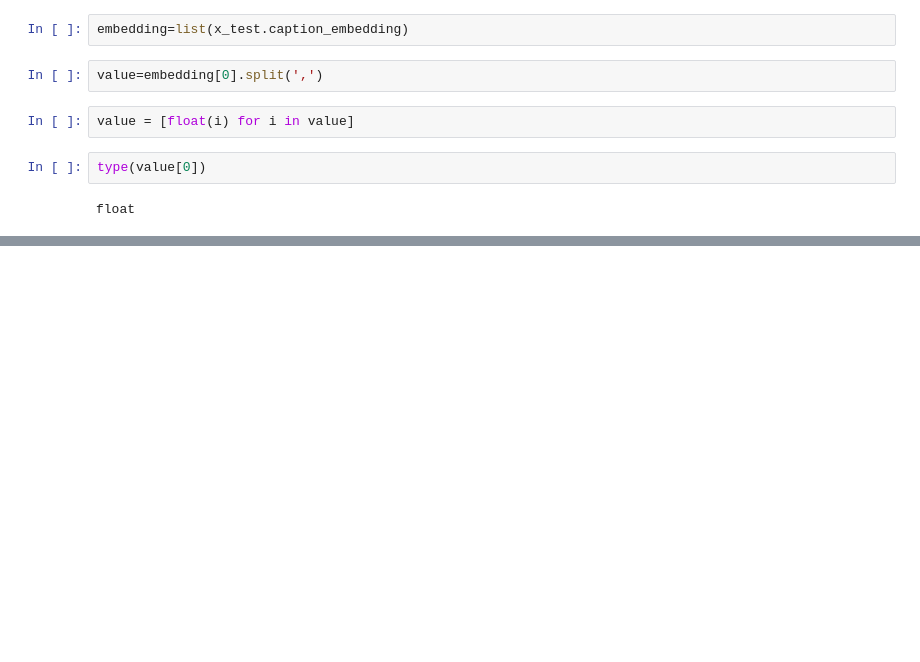
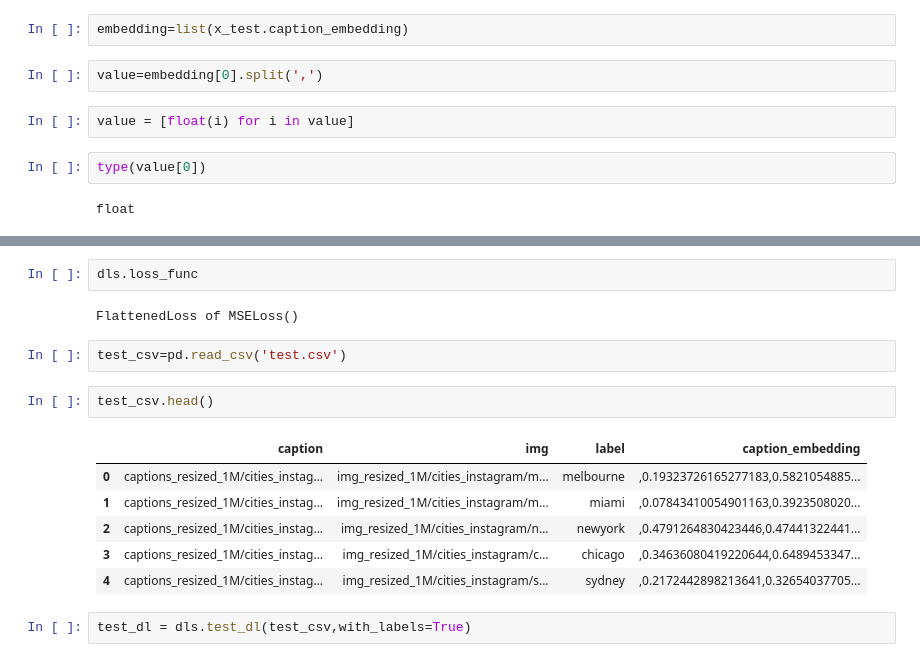
Before and after one commit to satish860/multi_modal_Image, a Jupyter notebook: 02-ImageBaseline.ipynb, the cells around one changed output, grey strips where cells are left out. Drawn from its saved outputs; the diff is of its cells as text; blank space fills up the shorter version.

Commit message:
Caption embedding

```diff
--- a/02-ImageBaseline.ipynb
+++ b/02-ImageBaseline.ipynb
@@ -81,0 +115,17 @@ x_test.head()
+# %%
+dls.loss_func
+# %% [output]
+FlattenedLoss of MSELoss()
+# %%
+test_csv=pd.read_csv('test.csv')
+# %%
+test_csv.head()
+# %% [output]
+|  | caption | img | label | caption_embedding |
+| 0 | captions_resized_1M/cities_instag... | img_resized_1M/cities_instagram/m... | melbourne | ,0.19323726165277183,0.5821054885... |
+| 1 | captions_resized_1M/cities_instag... | img_resized_1M/cities_instagram/m... | miami | ,0.07843410054901163,0.3923508020... |
+| 2 | captions_resized_1M/cities_instag... | img_resized_1M/cities_instagram/n... | newyork | ,0.4791264830423446,0.47441322441... |
+| 3 | captions_resized_1M/cities_instag... | img_resized_1M/cities_instagram/c... | chicago | ,0.34636080419220644,0.6489453347... |
+| 4 | captions_resized_1M/cities_instag... | img_resized_1M/cities_instagram/s... | sydney | ,0.2172442898213641,0.32654037705... |
+# %%
+test_dl = dls.test_dl(test_csv,with_labels=True)
```
Also changed, not shown: parts of 15 cells of this notebook, 2 other files.
